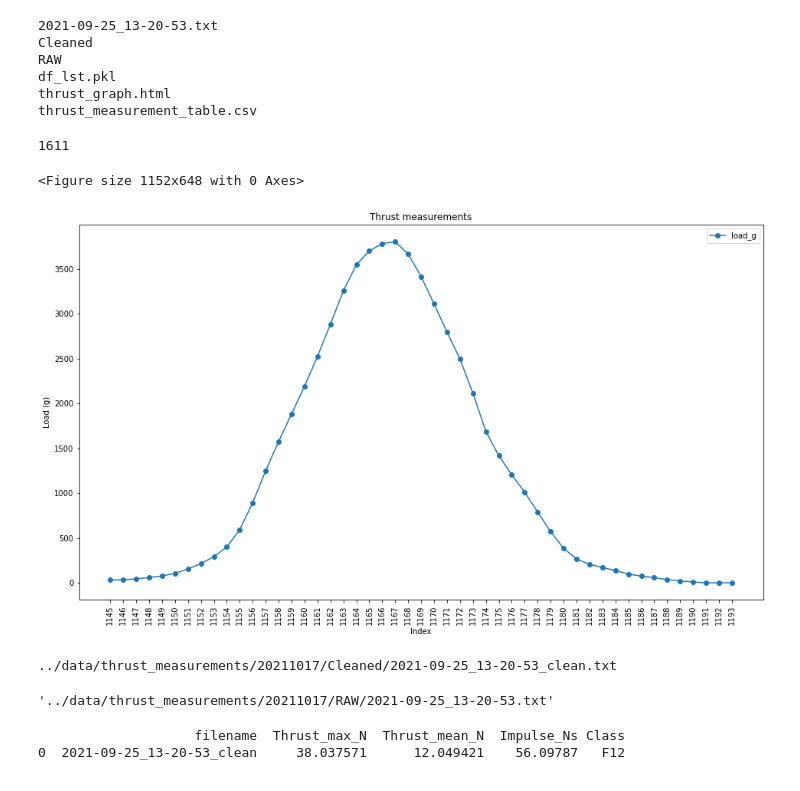
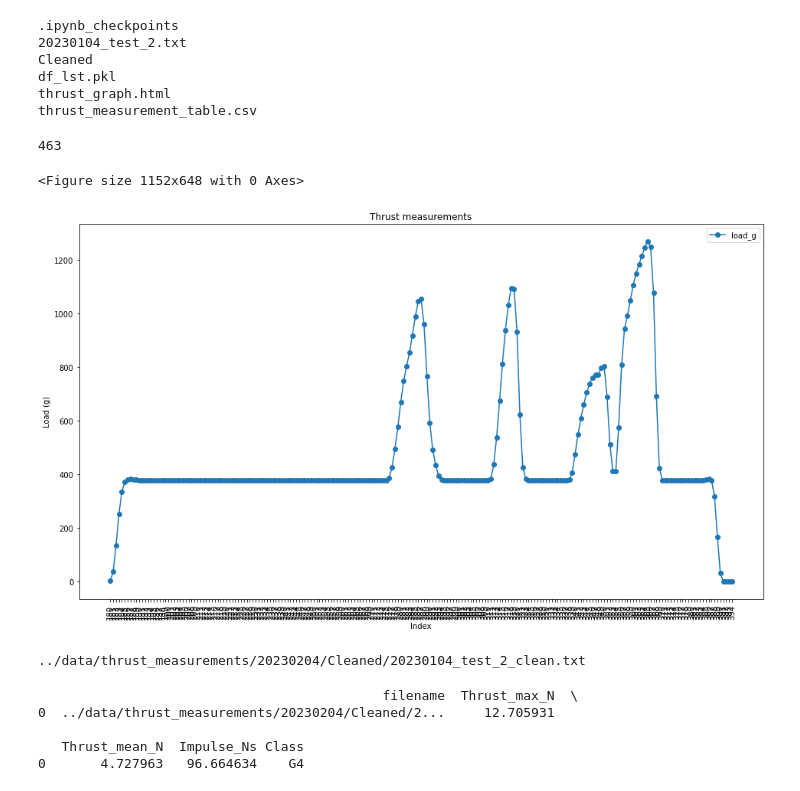
Before and after one commit to PAmerikanos/rocket-buds, a Jupyter notebook: thrust_measurement/plot_measurements.ipynb, the cells around one changed output. Saved outputs shown, nothing was run; the diff lists cells and outputs as text; code cells hidden in the pictures.

Commit message:
Some tests

```diff
--- a/thrust_measurement/plot_measurements.ipynb
+++ b/thrust_measurement/plot_measurements.ipynb
@@ -25,58 +25,59 @@ output_notebook()
 # %%
 # Folder containing measurement files
 
-folder = "../data/thrust_measurements/20211017"
+folder = "../data/thrust_measurements/20230204"
 
 file_list = os.listdir(folder)
 file_list.sort()
 for file in file_list: print(file)
 
 os.makedirs(os.path.join(folder, "Cleaned"), exist_ok = True)
-os.makedirs(os.path.join(folder, "RAW"), exist_ok = True)
+#os.makedirs(os.path.join(folder, "RAW"), exist_ok = True)
 # %% [output]
-2021-09-25_13-20-53.txt
+.ipynb_checkpoints
+20230104_test_2.txt
 Cleaned
-RAW
 df_lst.pkl
 thrust_graph.html
 thrust_measurement_table.csv
 # %%
 # Module for cleaning up measurement files, one by one
 
-file = '2021-09-25_13-20-53.txt'
+file = '20230104_test_2.txt'
 
 fig = plt.figure(figsize=(16, 9)) # Prepare plot for populating
 df = pd.read_csv(os.path.join(folder, file), sep=r';', engine='python', header=None, names=['time_s','load_g']) # Open each file as timeseries dataframe
-df.loc[df.load_g < 0, 'load_g'] = 0 # Replace negative values with zero
+#df.loc[df.load_g < 0, 'load_g'] = 0 # Replace negative values with zero
 print(len(df)) # check number of measurement points
 
-START = 1145
-END = 1194#len(df)
+# Initialize START=0 and END=len(df)
+# Remove flat splines before and after by setting START and END values
+START = 180
+END = 395#len(df)
 
 #replace outlier in specific point with average of before and after
 #point = 77
 #df.at[point, 'load_g'] = (df[['load_g']].iloc[point-1] + df[['load_g']].iloc[point+1])/2
 
 df = df.iloc[np.r_[START:END]]
 axs = df.reset_index().plot.line(x='index', y="load_g", figsize=(16, 9), title=file, style='o-') # plot measurement points
 
 plt.xticks(range(START,END), rotation=90)
 plt.title("Thrust measurements")
 plt.xlabel("Index")
 plt.ylabel("Load (g)")
 plt.show()
 
 csv_name = os.path.join(folder, "Cleaned", file[:-4] + "_clean.txt")
 print(csv_name)
 df.to_csv(csv_name, sep=r';', index=False, header=False)
 
-shutil.move(os.path.join(folder, file), os.path.join(folder, "RAW", file))
+#shutil.move(os.path.join(folder, file), os.path.join(folder, "RAW", file))
 # %% [output]
-1611
+463
 <Figure size 1152x648 with 0 Axes>
-[figure, old version]
+[figure, new version]
-../data/thrust_measurements/20211017/Cleaned/2021-09-25_13-20-53_clean.txt
+../data/thrust_measurements/20230204/Cleaned/20230104_test_2_clean.txt
-'../data/thrust_measurements/20211017/RAW/2021-09-25_13-20-53.txt'
 # %%
 # Classify engine based on impulse
 
@@ -132,14 +133,14 @@ for filename in sorted(glob.glob(os.path.join(folder, "Cleaned", '*_clean.txt'))
     df = pd.read_csv(filename, sep=r';', engine='python', header=None, names=['time_s','load_g']) # Open each file as timeseries dataframe
 
     # Data processing
-    df['file'] = filename[-29:-4]
+    df['file'] = filename#[-29:-4]
     df['thrust_N'] = df['load_g'] / 1000 * 10 # Convert mass grams to kg to N
     df['time_s'] = df['time_s'] - df['time_s'].iloc[0] # Convert all timestamps to relative to recording start
     df.loc[df.thrust_N < 0, 'thrust_N'] = 0 # Replace negative values with zero
     df_lst.append(df)
 
     summary_df.loc[len(summary_df)] =  {
-        "filename": filename[-29:-4],
+        "filename": filename,#[-29:-4],
         "Thrust_max_N": df.describe()['thrust_N']['max'],
         "Thrust_mean_N": df.describe()['thrust_N']['mean'],
         "Impulse_Ns": np.trapz(y=df['thrust_N'], x=df['time_s'])
@@ -149,8 +150,11 @@ for filename in sorted(glob.glob(os.path.join(folder, "Cleaned", '*_clean.txt'))
 print(summary_df)
 summary_df.to_csv(os.path.join(folder, 'thrust_measurement_table.csv'), index=False)
 # %% [output]
-                    filename  Thrust_max_N  Thrust_mean_N  Impulse_Ns Class
-0  2021-09-25_13-20-53_clean     38.037571      12.049421    56.09787   F12
+                                            filename  Thrust_max_N  \
+0  ../data/thrust_measurements/20230204/Cleaned/2...     12.705931
+
+   Thrust_mean_N  Impulse_Ns Class
+0       4.727963   96.664634    G4
 # %%
 with open(os.path.join(folder, 'df_lst.pkl'), 'wb') as f:
     pickle.dump(df_lst, f)
```
